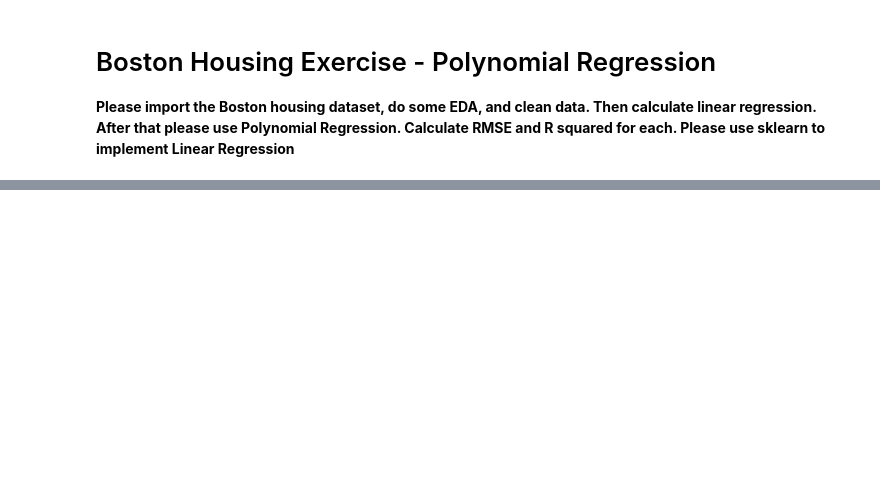
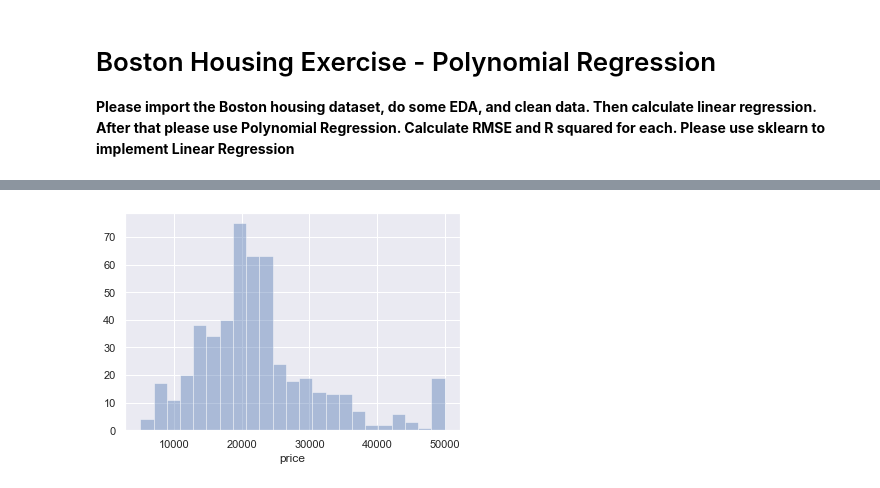
Before and after one commit to Karsten-Yan/nf_ds_aufgaben, a Jupyter notebook: hh-2020-ds1-Polynomial-Regression/3-Polynomial_Regression_Boston_Housing_Exercise.ipynb, the cells around one changed output, grey strips where cells are left out. Saved outputs shown, nothing was run; the diff lists cells and outputs as text; code cells hidden in the pictures; blank space fills up the shorter version.

```diff
--- a/hh-2020-ds1-Polynomial-Regression/3-Polynomial_Regression_Boston_Housing_Exercise.ipynb
+++ b/hh-2020-ds1-Polynomial-Regression/3-Polynomial_Regression_Boston_Housing_Exercise.ipynb
@@ -110,0 +9,14 @@ price, dis?
+# %%
+import pandas as pd
+import numpy as np
+
+import matplotlib.pyplot as plt
+import seaborn as sns
+sns.set()
+
+import warnings
+warnings.filterwarnings("ignore")
+# %%
+df = pd.read_csv('Boston.csv')
+df.drop('Unnamed: 0', axis=1, inplace=True)
+df.head()
@@ -110,0 +100,4 @@ price, dis?
+# %%
+# New column price
+df['price'] = df['medv']*1000
+df.head()
@@ -110,0 +111,4 @@ price, dis?
+# %%
+sns.distplot(df['price'], kde=False);
+# %% [output]
+[figure, added]
```
Also changed, not shown: parts of 48 cells of this notebook, 13 other files.
